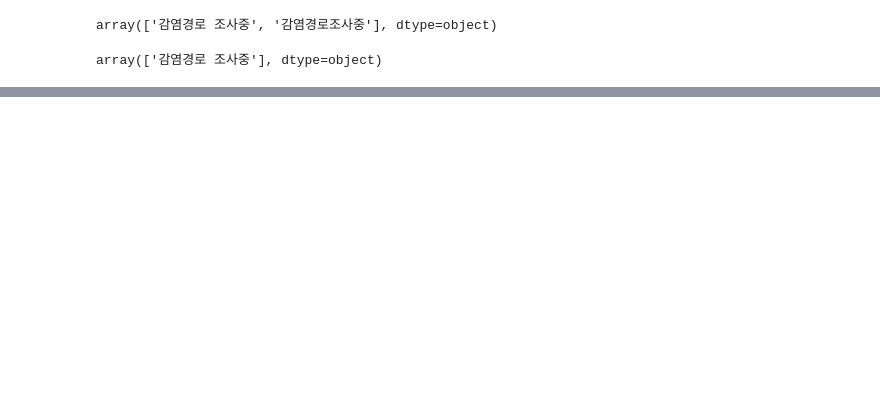
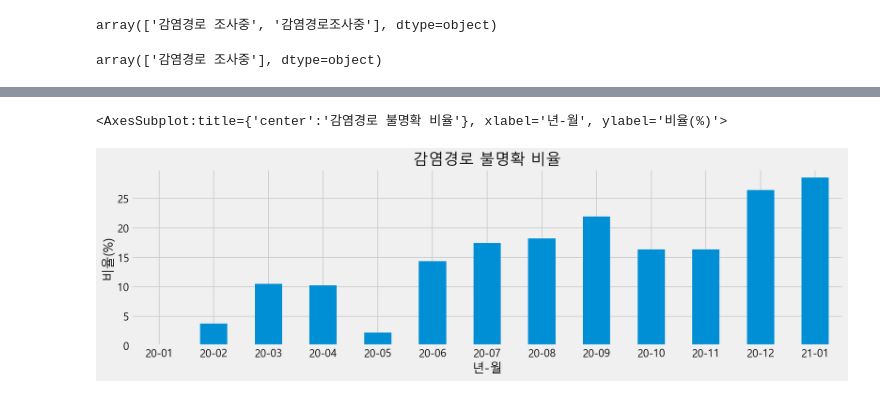
Before and after one commit to jeonprize/covid19_seoul, a Jupyter notebook: analysis(4).ipynb, the cells around one changed output, grey strips where cells are left out. Saved outputs shown, nothing was run; the diff lists cells and outputs as text; code cells hidden in the pictures; blank space fills up the shorter version.

```diff
--- a/analysis(4).ipynb
+++ b/analysis(4).ipynb
@@ -105,0 +195,9 @@ contact_count_top.plot.barh(figsize=(10,15))
+# %%
+import datetime
+
+def GetWeekFirstDate(sourceDate):
+    weekDayCount = sourceDate.weekday()
+    targetDate = sourceDate - datetime.timedelta(days=weekDayCount);
+    return targetDate
+
+df['년주'] = df['확진일'].apply(lambda x : GetWeekFirstDate(datetime.datetime.strptime(x,'%Y-%m-%d')).strftime("%Y-%V"))
@@ -105,0 +228,4 @@ contact_count_top.plot.barh(figsize=(10,15))
+# %%
+unknown_case = pd.DataFrame(df_unknown["년월"].value_counts())
+unknown_case.columns = ["감염경로 불명확 확진수"]
+unknown_case
@@ -105,0 +246,4 @@ contact_count_top.plot.barh(figsize=(10,15))
+# %%
+total_case = pd.DataFrame(df["년월"].value_counts())
+total_case.columns = ["전체 확진수"]
+total_case
@@ -105,0 +283,4 @@ contact_count_top.plot.barh(figsize=(10,15))
+# %%
+total_unknown_ratio = (unknown_case["감염경로 불명확 확진수"] / total_case["전체 확진수"]) * 100
+total_unknown_ratio = round(total_unknown_ratio,2)
+total_unknown_ratio
@@ -105,0 +319,8 @@ contact_count_top.plot.barh(figsize=(10,15))
+# %%
+plt.title("감염경로 불명확 비율")
+plt.xlabel("년-월")
+plt.ylabel("비율(%)")
+total_unknown_ratio.plot.bar(figsize=(15,4),rot=1)
+# %% [output]
+<AxesSubplot:title={'center':'감염경로 불명확 비율'}, xlabel='년-월', ylabel='비율(%)'>
+[figure, added]
```
Also changed, not shown: parts of 39 cells of this notebook.
